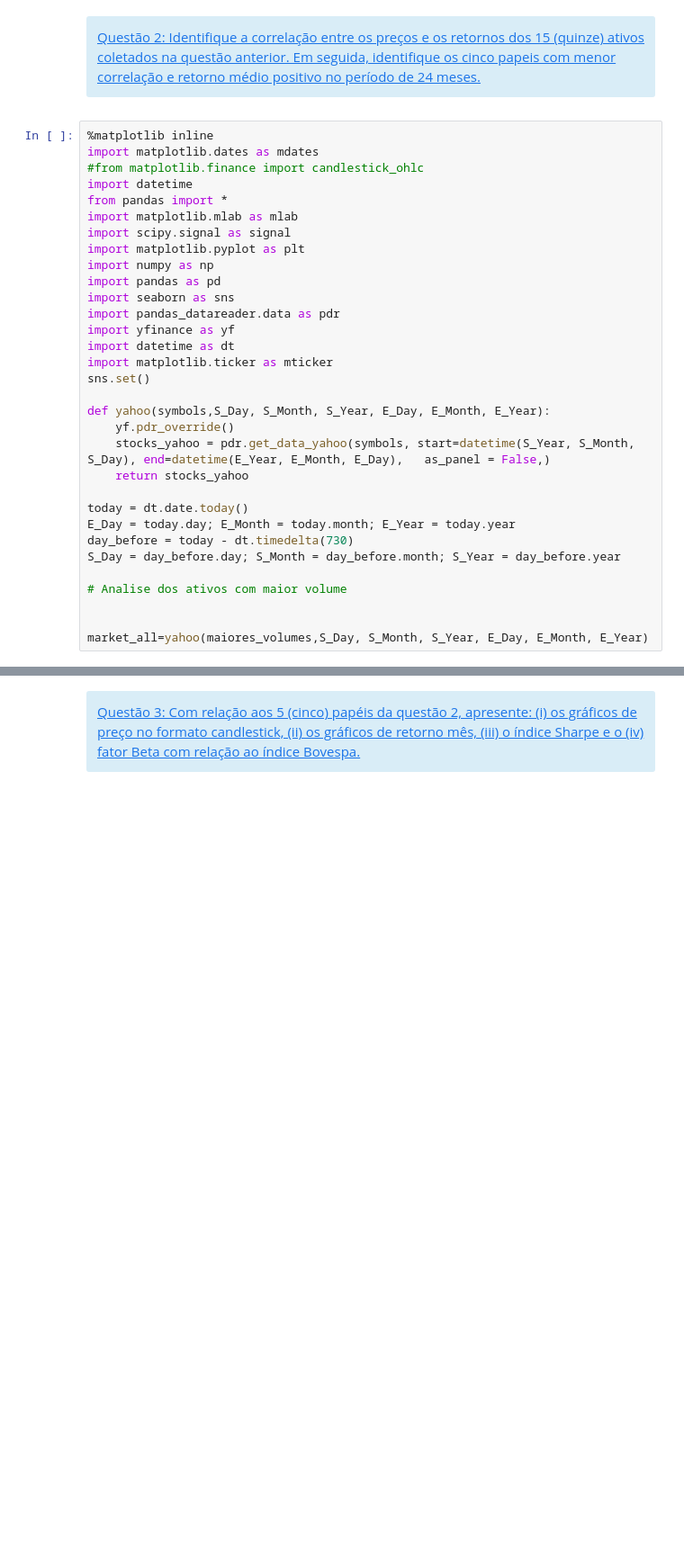
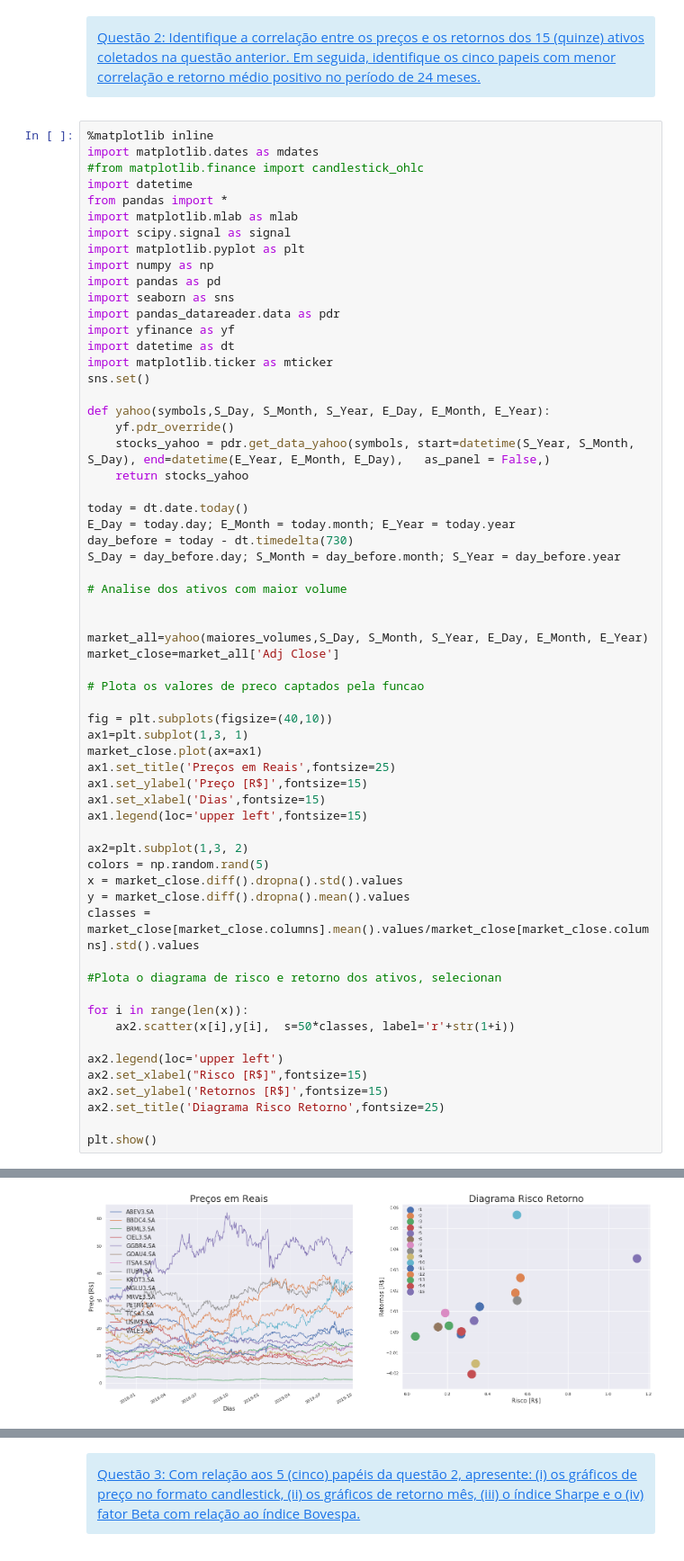
Before and after one commit to danieloda/Processamento-de-Sinais-Financeiros-Grupo-2, a Jupyter notebook: Primeira+Atividade+Prática+Avaliativa.ipynb, the cells around one changed output, grey strips where cells are left out. Shown at 90% size. Saved outputs shown, nothing was run; the diff lists cells and outputs as text; blank space fills up the shorter version.

```diff
--- a/Primeira+Atividade+Prática+Avaliativa.ipynb
+++ b/Primeira+Atividade+Prática+Avaliativa.ipynb
@@ -520,33 +532,63 @@ import matplotlib.dates as mdates
 import datetime
 from pandas import *
 import matplotlib.mlab as mlab
 import scipy.signal as signal
 import matplotlib.pyplot as plt
 import numpy as np
 import pandas as pd
 import seaborn as sns
 import pandas_datareader.data as pdr
 import yfinance as yf
 import datetime as dt
 import matplotlib.ticker as mticker
 sns.set()
 
 def yahoo(symbols,S_Day, S_Month, S_Year, E_Day, E_Month, E_Year):
     yf.pdr_override()
     stocks_yahoo = pdr.get_data_yahoo(symbols, start=datetime(S_Year, S_Month, S_Day), end=datetime(E_Year, E_Month, E_Day),   as_panel = False,)
     return stocks_yahoo
 
 today = dt.date.today()
 E_Day = today.day; E_Month = today.month; E_Year = today.year
 day_before = today - dt.timedelta(730)
 S_Day = day_before.day; S_Month = day_before.month; S_Year = day_before.year
 
 # Analise dos ativos com maior volume
 
 
 market_all=yahoo(maiores_volumes,S_Day, S_Month, S_Year, E_Day, E_Month, E_Year)
+market_close=market_all['Adj Close']
+
+# Plota os valores de preco captados pela funcao
+
+fig = plt.subplots(figsize=(40,10))
+ax1=plt.subplot(1,3, 1)
+market_close.plot(ax=ax1)
+ax1.set_title('Preços em Reais',fontsize=25)
+ax1.set_ylabel('Preço [R$]',fontsize=15)
+ax1.set_xlabel('Dias',fontsize=15)
+ax1.legend(loc='upper left',fontsize=15)
+
+ax2=plt.subplot(1,3, 2)
+colors = np.random.rand(5)
+x = market_close.diff().dropna().std().values
+y = market_close.diff().dropna().mean().values
+classes = market_close[market_close.columns].mean().values/market_close[market_close.columns].std().values
+
+#Plota o diagrama de risco e retorno dos ativos, selecionan
+
+for i in range(len(x)):
+    ax2.scatter(x[i],y[i],  s=50*classes, label='r'+str(1+i))
+
+ax2.legend(loc='upper left')
+ax2.set_xlabel("Risco [R$]",fontsize=15)
+ax2.set_ylabel('Retornos [R$]',fontsize=15)
+ax2.set_title('Diagrama Risco Retorno',fontsize=25)
+
+plt.show()
 # %% [output]
 [*********************100%***********************]  15 of 15 downloaded
+[figure, added]
 # %%
 # Analise da correlacao dos ativos com maior volume(todos os indices)
 
```
Also changed, not shown: parts of 27 cells of this notebook, 2 other files.
